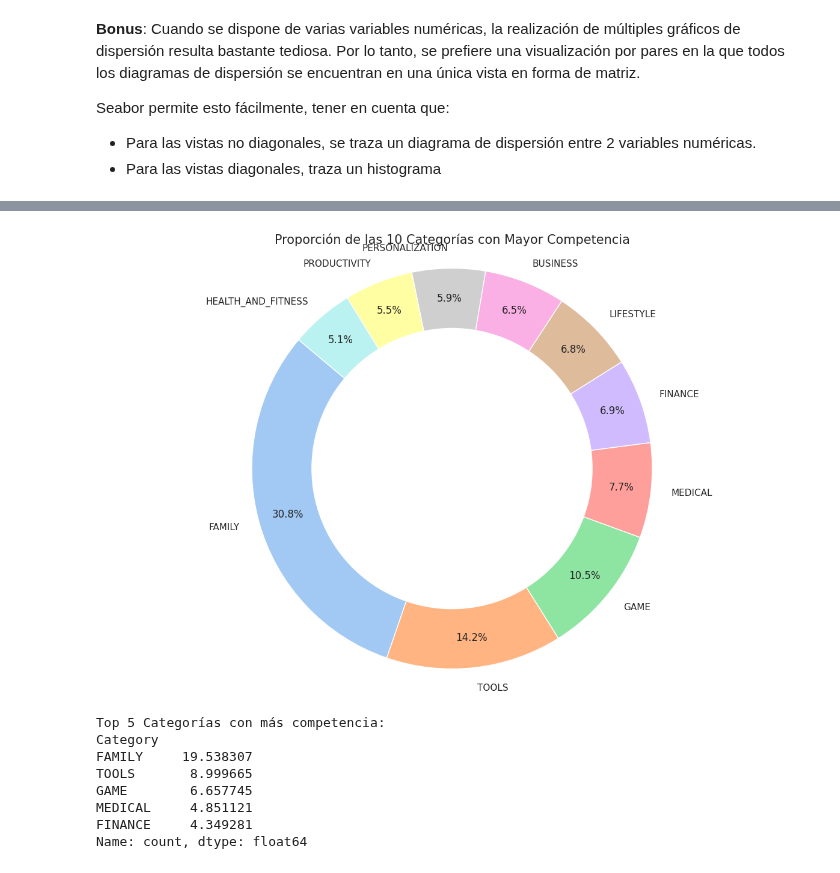
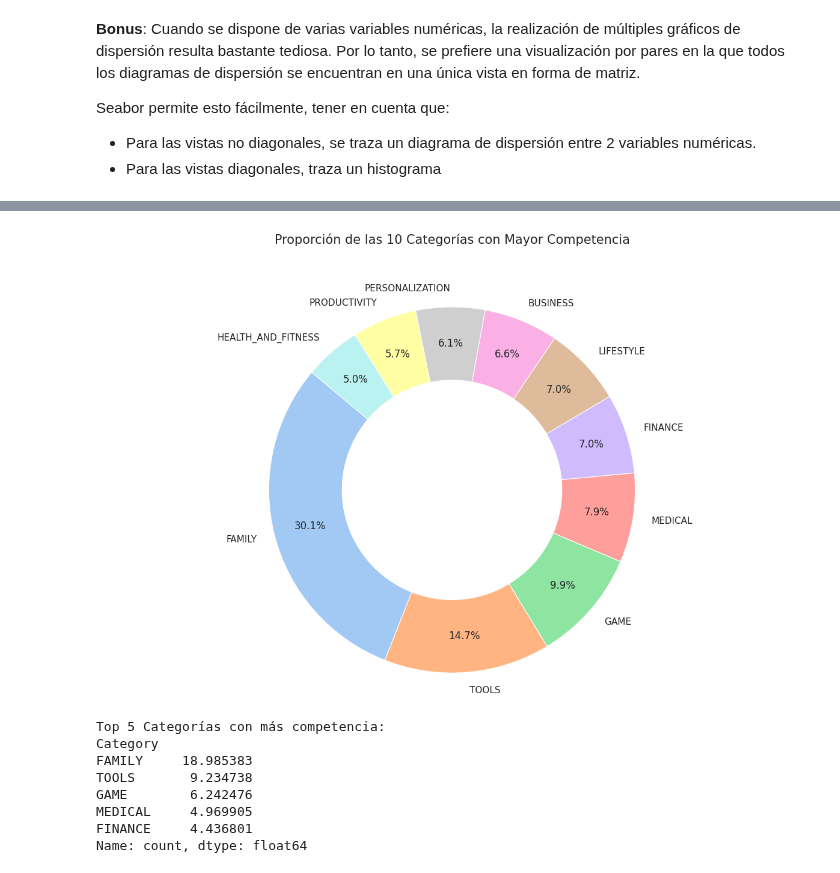
Before and after one commit to Alexander-Luna/Modulo2UIDE, a Jupyter notebook: Week1/P_1_G6.ipynb, the cells around one changed output, grey strips where cells are left out. Saved outputs shown, nothing was run; the diff lists cells and outputs as text; code cells hidden in the pictures.

```diff
--- a/Week1/P_1_G6.ipynb
+++ b/Week1/P_1_G6.ipynb
@@ -175,0 +79,4 @@ Para que el análisis sea válido, realizamos las siguientes cirugías a los dat
+# %%
+data = pd.read_csv('./googleplaystore_v2.csv')
+
+data.head()
@@ -885,0 +627,17 @@ Los valores atípicos se definieron utilizando el método del Rango Intercuartí
+# %%
+# # coloca el valor del número a filtrar basado en la información del gráfico
+
+#Comentamos las lineas porque se calcularon arriba
+#min_val = # colocar valor
+#max_val = # colocar valor
+
+
+print("\n"+"+"*80)
+print(f"Datos antes de la limpieza de outliers de SIZE: {data.shape[0]}")
+
+# Filtramos los outliers con los rangos minimo y maximo
+data = data[(data.Size>=min_val) & (data.Size<=max_val)]
+
+print(f"Datos después de la limpieza de outliers de SIZE: {data.shape[0]}")
+
+print("+"*80)
@@ -940,43 +737,46 @@ Siguiendo con el análisis, sería de gran ayuda identificar la competencia que
 # %%
-# --- TAREA 11: PROPORCIÓN DE CATEGORÍAS ---
+# Genera aquí el código para gráficar la Proporción de las categorias de las
+# aplicaciones en la Google Store
 
-# 1. Calcular la distribución de categorías
+##### TAREA 11 #####################
+# TU CÓDIGO AQUÍ
+# Calcular la distribución de categorías
 category_counts = data['Category'].value_counts()
 # Seleccionamos las 10 principales para mayor claridad visual
 top_categories = category_counts.head(10)
 
-# 2. Configurar la figura
 plt.figure(figsize=(12, 8))
 
-# 3. Crear gráfico de pastel
 plt.pie(top_categories,
         labels=top_categories.index,
         autopct='%1.1f%%',
         startangle=140,
         colors=sns.color_palette('pastel'),
-        pctdistance=0.85)
+        pctdistance=0.80)
 
-# 4. Añadir un círculo blanco en el centro para hacer un gráfico de dona (opcional, mejora legibilidad)
-centre_circle = plt.Circle((0,0), 0.70, fc='white')
+# Añadir un círculo blanco en el centro para hacer un gráfico de dona
+centre_circle = plt.Circle((0,0), 0.60, fc='white')
 fig = plt.gcf()
 fig.gca().add_artist(centre_circle)
 
-plt.title('Proporción de las 10 Categorías con Mayor Competencia', fontsize=15)
+plt.title('Proporción de las 10 Categorías con Mayor Competencia', fontsize=15, y = 1.1)
 plt.axis('equal')
 plt.tight_layout()
 plt.show()
 
-# Mostrar tabla de porcentajes para respuesta precisa a la Pregunta 7
+# Mostrar tabla de porcentajes para responder a la pregunta 7
 proportions = (category_counts / len(data) * 100).head(5)
 print("Top 5 Categorías con más competencia:")
 print(proportions)
+
+#############################
 # %% [output]
-[figure, old version]
+[figure, new version]
 Top 5 Categorías con más competencia:
 Category
-FAMILY     19.538307
-TOOLS       8.999665
-GAME        6.657745
-MEDICAL     4.851121
-FINANCE     4.349281
+FAMILY     18.985383
+TOOLS       9.234738
+GAME        6.242476
+MEDICAL     4.969905
+FINANCE     4.436801
 Name: count, dtype: float64
```
Also changed, not shown: parts of 99 cells of this notebook, 3 other files.
